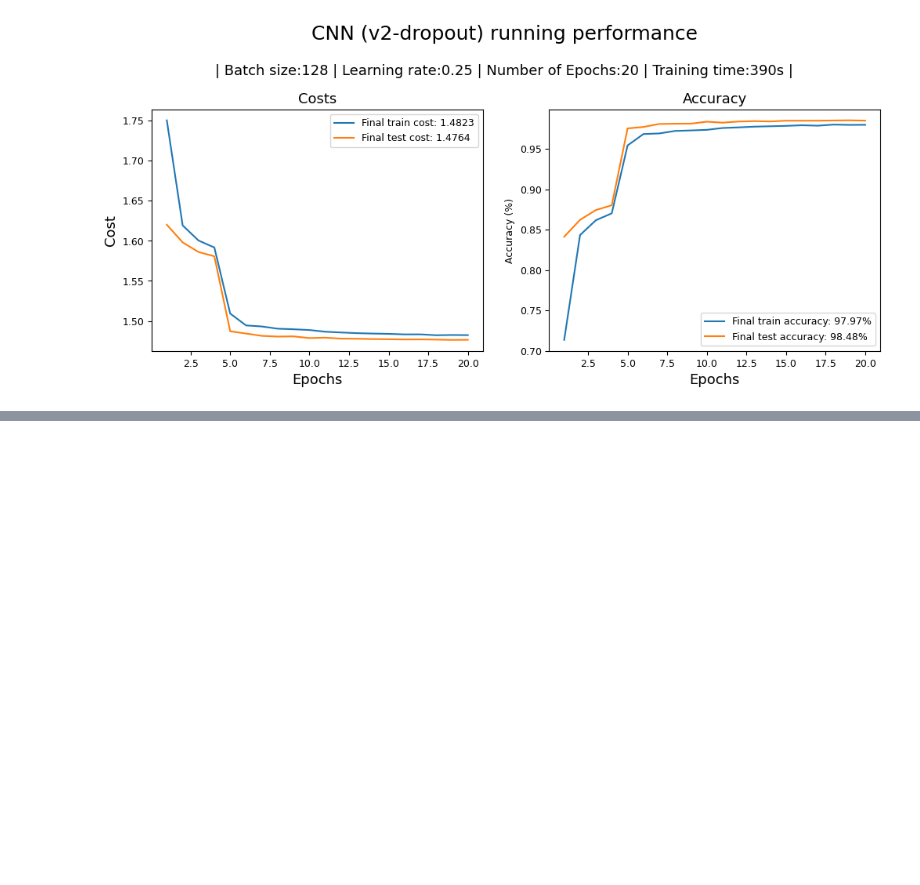
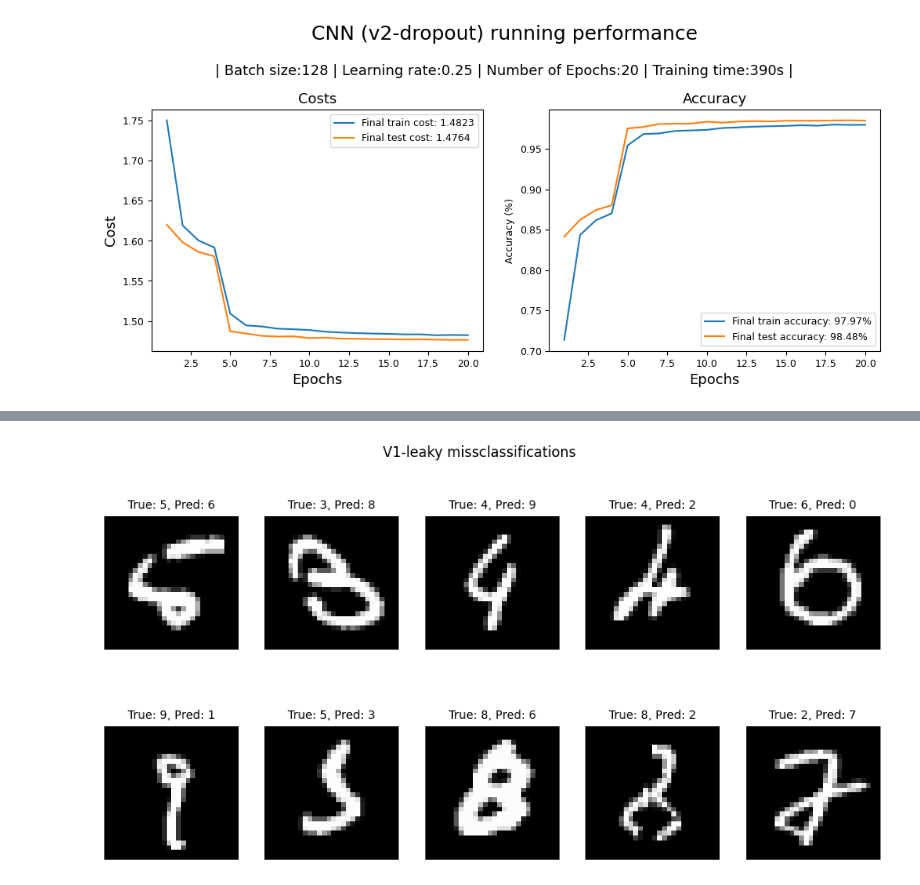
Before and after one commit to joelsundin/Hand-in2, a Jupyter notebook: ha2_dl.ipynb, the cells around one changed output, grey strips where cells are left out. Saved outputs shown, nothing was run; the diff lists cells and outputs as text; code cells hidden in the pictures; blank space fills up the shorter version.

```diff
--- a/ha2_dl.ipynb
+++ b/ha2_dl.ipynb
@@ -813,0 +868,33 @@ EPOCH 2:
+# %%
+model.eval()
+
+device = torch.device("cuda" if torch.cuda.is_available() else "cpu")
+model.to(device)
+misclassified = []
+
+with torch.no_grad():
+    for images, labels in test_loader:
+        images, labels = images.to(device), labels.to(device)
+        outputs = model(images)
+        _, predicted = torch.max(outputs, 1)
+
+        mis_idx = (predicted != labels).nonzero(as_tuple=True)[0]
+        for idx in mis_idx:
+            misclassified.append((images[idx].cpu(), labels[idx].item(), predicted[idx].item()))
+
+        if len(misclassified) >= 10:
+            break
+
+fig, axes = plt.subplots(2, 5, figsize=(12, 6))
+axes = axes.flatten()
+
+for i, (img, true_label, pred_label) in enumerate(misclassified[:10]):
+    img = img.squeeze().numpy()  # Convert tensor to numpy
+    axes[i].imshow(img, cmap="gray")
+    axes[i].set_title(f"True: {true_label}, Pred: {pred_label}", fontsize=10)
+    axes[i].axis("off")
+
+plt.suptitle("V1-leaky missclassifications")
+plt.show()
+# %% [output]
+[figure, added]
```
Also changed, not shown: parts of 3 cells of this notebook.
